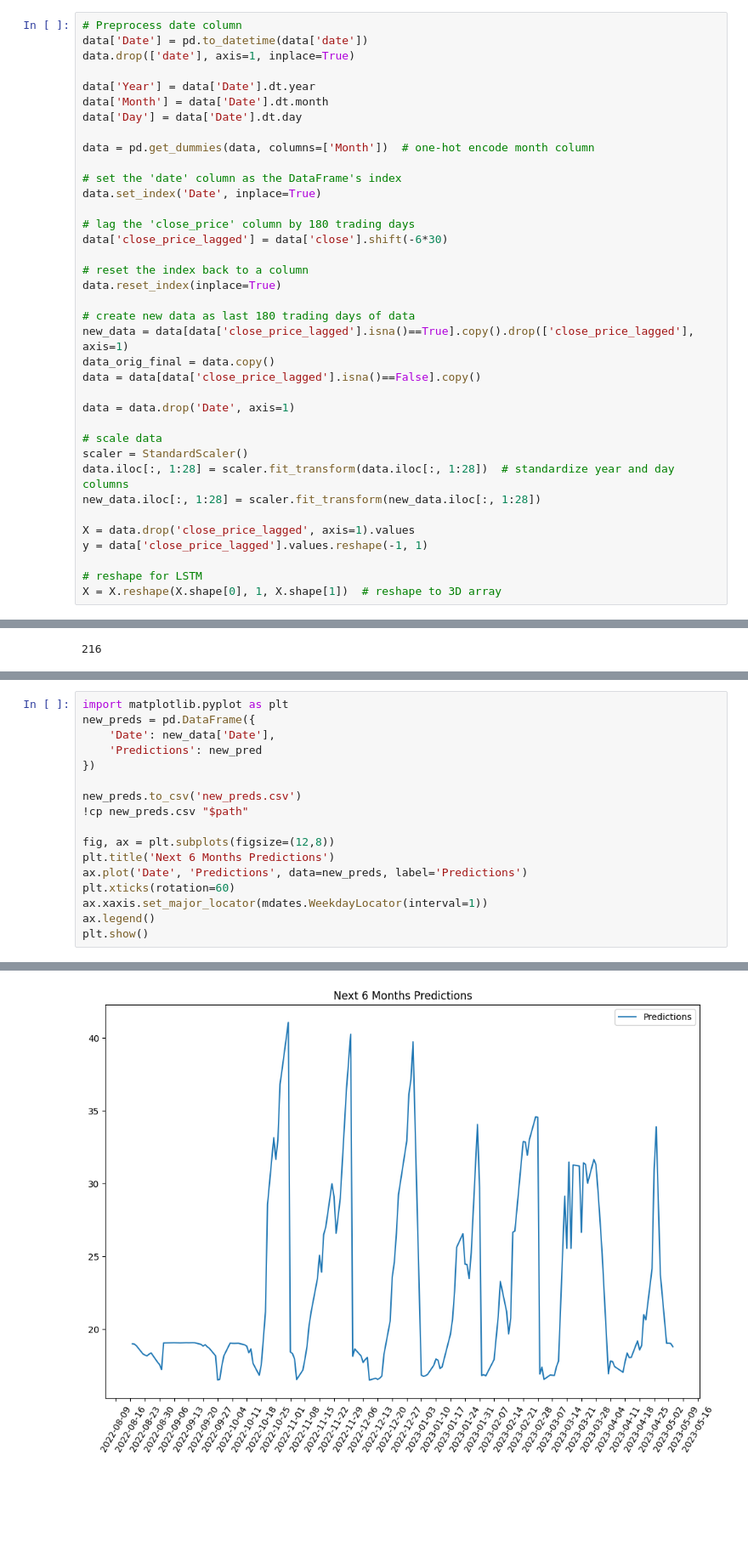
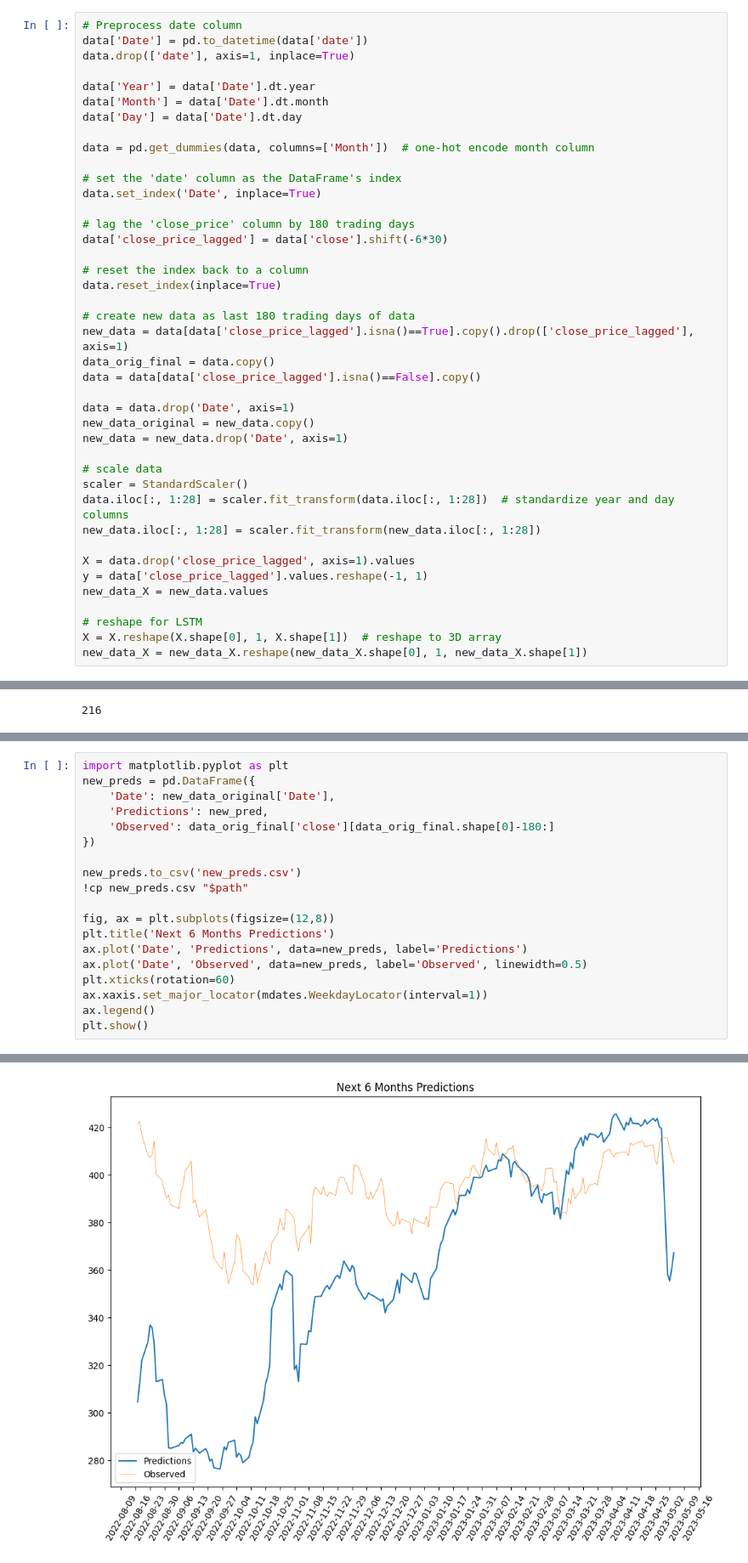
Before and after one commit to yaoyzz/Finance-LLM, a Jupyter notebook: lstm/lstm.ipynb, the cells around one changed output, grey strips where cells are left out. Shown at 85% size. Saved outputs shown, nothing was run; the diff lists cells and outputs as text; blank space fills up the shorter version.

```diff
--- a/lstm/lstm.ipynb
+++ b/lstm/lstm.ipynb
@@ -92,6 +90,8 @@ data_orig_final = data.copy()
 data = data[data['close_price_lagged'].isna()==False].copy()
 
 data = data.drop('Date', axis=1)
+new_data_original = new_data.copy()
+new_data = new_data.drop('Date', axis=1)
 
 # scale data
 scaler = StandardScaler()
@@ -100,9 +100,11 @@ new_data.iloc[:, 1:28] = scaler.fit_transform(new_data.iloc[:, 1:28])
 
 X = data.drop('close_price_lagged', axis=1).values
 y = data['close_price_lagged'].values.reshape(-1, 1)
+new_data_X = new_data.values
 
 # reshape for LSTM
 X = X.reshape(X.shape[0], 1, X.shape[1])  # reshape to 3D array
+new_data_X = new_data_X.reshape(new_data_X.shape[0], 1, new_data_X.shape[1])
 # %%
 print(data.shape, new_data.shape)
 # %% [output]
@@ -284,24 +282,26 @@ new_pred[:5]
 # %%
 import matplotlib.pyplot as plt
 new_preds = pd.DataFrame({
-    'Date': new_data['Date'],
-    'Predictions': new_pred
+    'Date': new_data_original['Date'],
+    'Predictions': new_pred,
+    'Observed': data_orig_final['close'][data_orig_final.shape[0]-180:]
 })
 
 new_preds.to_csv('new_preds.csv')
 !cp new_preds.csv "$path"
 
 fig, ax = plt.subplots(figsize=(12,8))
 plt.title('Next 6 Months Predictions')
 ax.plot('Date', 'Predictions', data=new_preds, label='Predictions')
+ax.plot('Date', 'Observed', data=new_preds, label='Observed', linewidth=0.5)
 plt.xticks(rotation=60)
 ax.xaxis.set_major_locator(mdates.WeekdayLocator(interval=1))
 ax.legend()
 plt.show()
 # %% [output]
 'cp' is not recognized as an internal or external command,
 operable program or batch file.
-[figure, old version]
+[figure, new version]
 # %%
 date_new = pd.concat([appts_model['Date'], new_data['Date']], axis=0)
 len_zeros = int(len(date_new)-len(appts_model['StudentName']))
```
Also changed, not shown: parts of 12 cells of this notebook, 4 other files.
